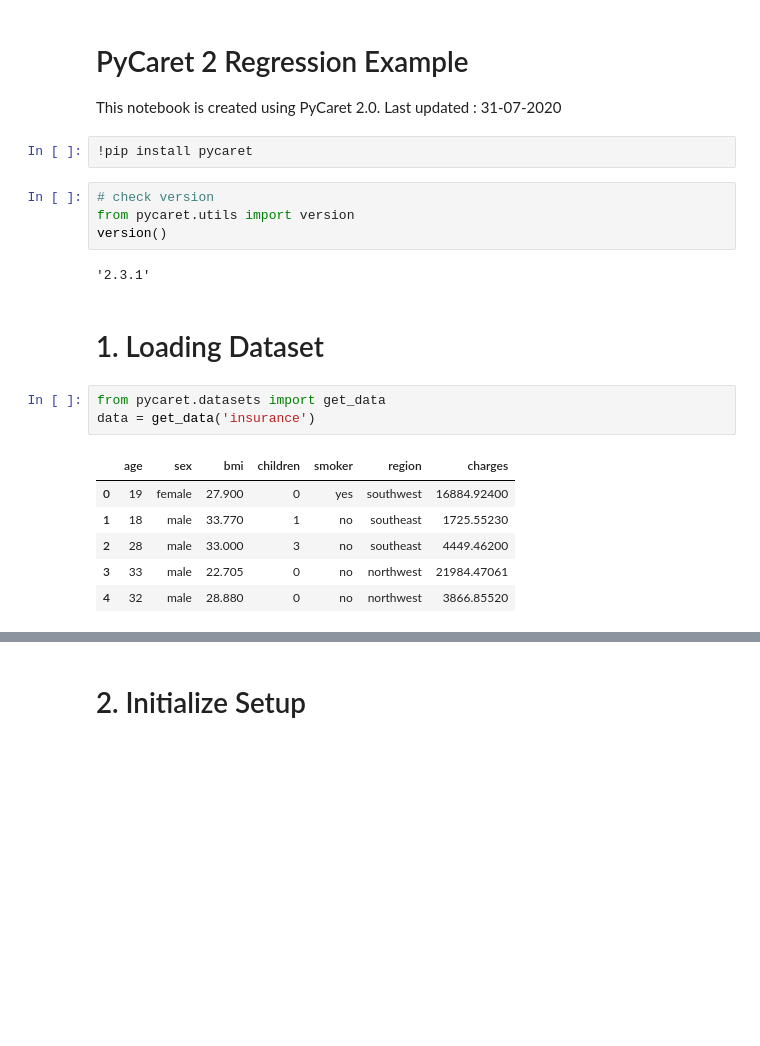
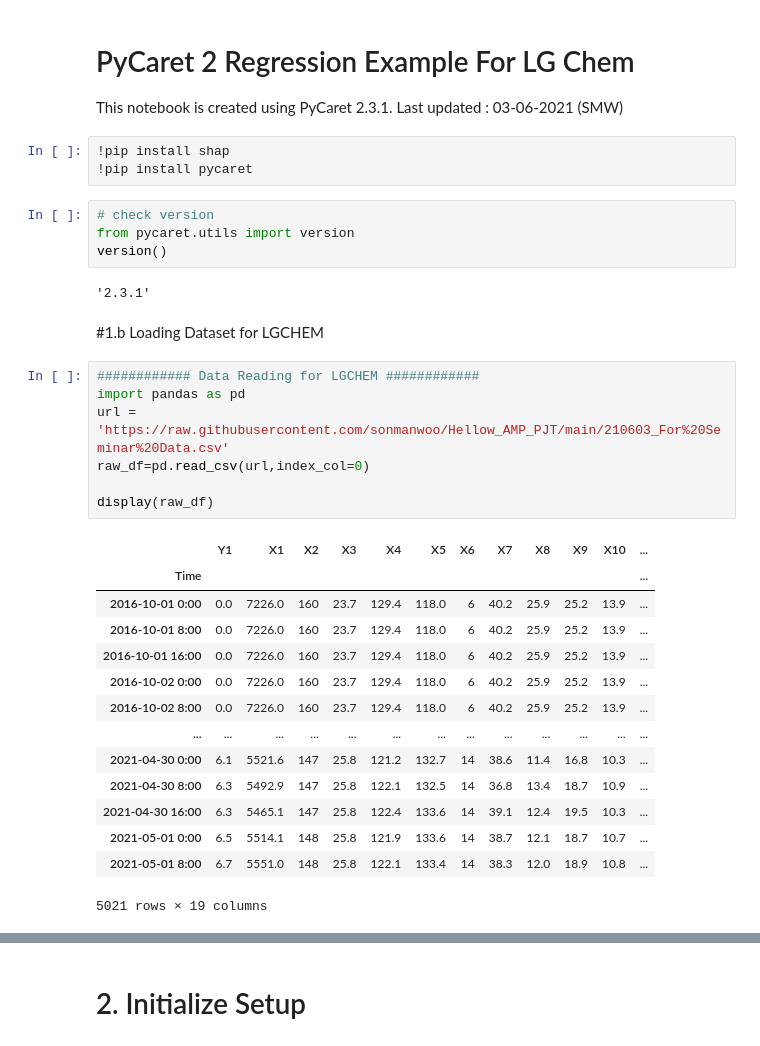
Before and after one commit to sonmanwoo/Hellow_AMP_PJT, a Jupyter notebook: examples/PyCaret 2 Regression_for AMP PJT.ipynb, the cells around one changed output, grey strips where cells are left out. Saved outputs shown, nothing was run; the diff lists cells and outputs as text; blank space fills up the shorter version.

```diff
--- a/examples/PyCaret 2 Regression_for AMP PJT.ipynb
+++ b/examples/PyCaret 2 Regression_for AMP PJT.ipynb
@@ -1,7 +3,8 @@
 # %% [markdown]
-# PyCaret 2 Regression Example
-This notebook is created using PyCaret 2.0. Last updated : 31-07-2020
+# PyCaret 2 Regression Example For LG Chem
+This notebook is created using PyCaret 2.3.1. Last updated : 03-06-2021 (SMW)
 # %%
+!pip install shap
 !pip install pycaret
 # %%
 # check version
@@ -10,14 +13,26 @@ version()
 # %% [output]
 '2.3.1'
 # %% [markdown]
-# 1. Loading Dataset
+#1.b Loading Dataset for LGCHEM
-# %%
-from pycaret.datasets import get_data
-data = get_data('insurance')
-# %% [output]
-|  | age | sex | bmi | children | smoker | region | charges |
-| 0 | 19 | female | 27.900 | 0 | yes | southwest | 16884.92400 |
-| 1 | 18 | male | 33.770 | 1 | no | southeast | 1725.55230 |
-| 2 | 28 | male | 33.000 | 3 | no | southeast | 4449.46200 |
-| 3 | 33 | male | 22.705 | 0 | no | northwest | 21984.47061 |
-| 4 | 32 | male | 28.880 | 0 | no | northwest | 3866.85520 |
+# %%
+############ Data Reading for LGCHEM ############
+import pandas as pd
+url = 'https://raw.githubusercontent.com/sonmanwoo/Hellow_AMP_PJT/main/210603_For%20Seminar%20Data.csv'
+raw_df=pd.read_csv(url,index_col=0)
+
+display(raw_df)
+# %% [output]
+|  | Y1 | X1 | X2 | X3 | X4 | X5 | X6 | X7 | X8 | X9 | X10 | ... |
+| Time |  |  |  |  |  |  |  |  |  |  |  | ... |
+| 2016-10-01 0:00 | 0.0 | 7226.0 | 160 | 23.7 | 129.4 | 118.0 | 6 | 40.2 | 25.9 | 25.2 | 13.9 | ... |
+| 2016-10-01 8:00 | 0.0 | 7226.0 | 160 | 23.7 | 129.4 | 118.0 | 6 | 40.2 | 25.9 | 25.2 | 13.9 | ... |
+| 2016-10-01 16:00 | 0.0 | 7226.0 | 160 | 23.7 | 129.4 | 118.0 | 6 | 40.2 | 25.9 | 25.2 | 13.9 | ... |
+| 2016-10-02 0:00 | 0.0 | 7226.0 | 160 | 23.7 | 129.4 | 118.0 | 6 | 40.2 | 25.9 | 25.2 | 13.9 | ... |
+| 2016-10-02 8:00 | 0.0 | 7226.0 | 160 | 23.7 | 129.4 | 118.0 | 6 | 40.2 | 25.9 | 25.2 | 13.9 | ... |
+| ... | ... | ... | ... | ... | ... | ... | ... | ... | ... | ... | ... | ... |
+| 2021-04-30 0:00 | 6.1 | 5521.6 | 147 | 25.8 | 121.2 | 132.7 | 14 | 38.6 | 11.4 | 16.8 | 10.3 | ... |
+| 2021-04-30 8:00 | 6.3 | 5492.9 | 147 | 25.8 | 122.1 | 132.5 | 14 | 36.8 | 13.4 | 18.7 | 10.9 | ... |
+| 2021-04-30 16:00 | 6.3 | 5465.1 | 147 | 25.8 | 122.4 | 133.6 | 14 | 39.1 | 12.4 | 19.5 | 10.3 | ... |
+| 2021-05-01 0:00 | 6.5 | 5514.1 | 148 | 25.8 | 121.9 | 133.6 | 14 | 38.7 | 12.1 | 18.7 | 10.7 | ... |
+| 2021-05-01 8:00 | 6.7 | 5551.0 | 148 | 25.8 | 122.1 | 133.4 | 14 | 38.3 | 12.0 | 18.9 | 10.8 | ... |
+5021 rows × 19 columns
```
Also changed, not shown: parts of 30 cells of this notebook.
